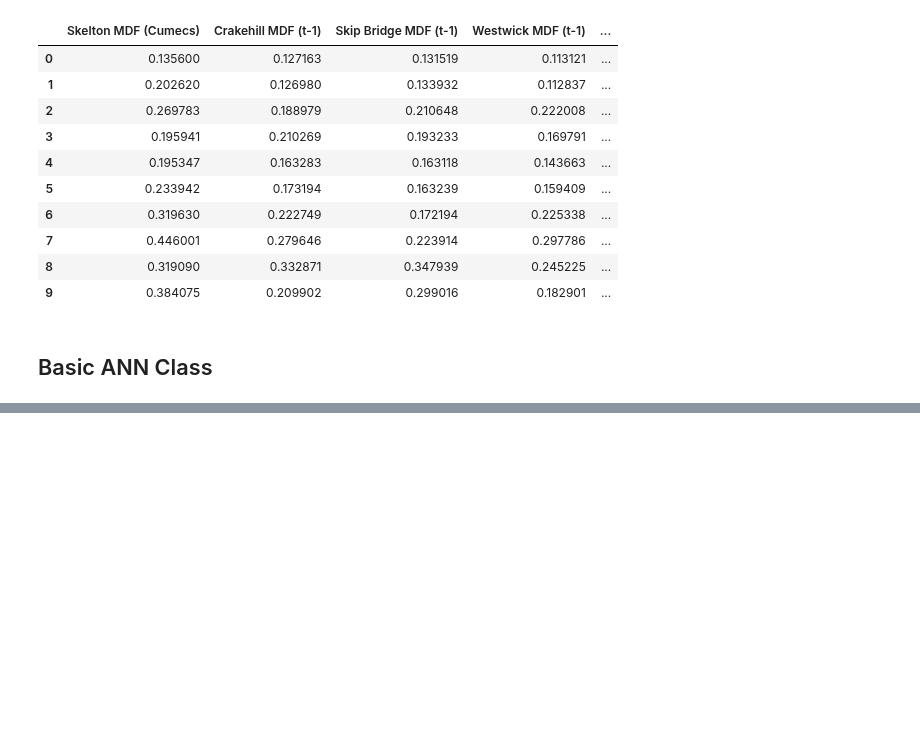
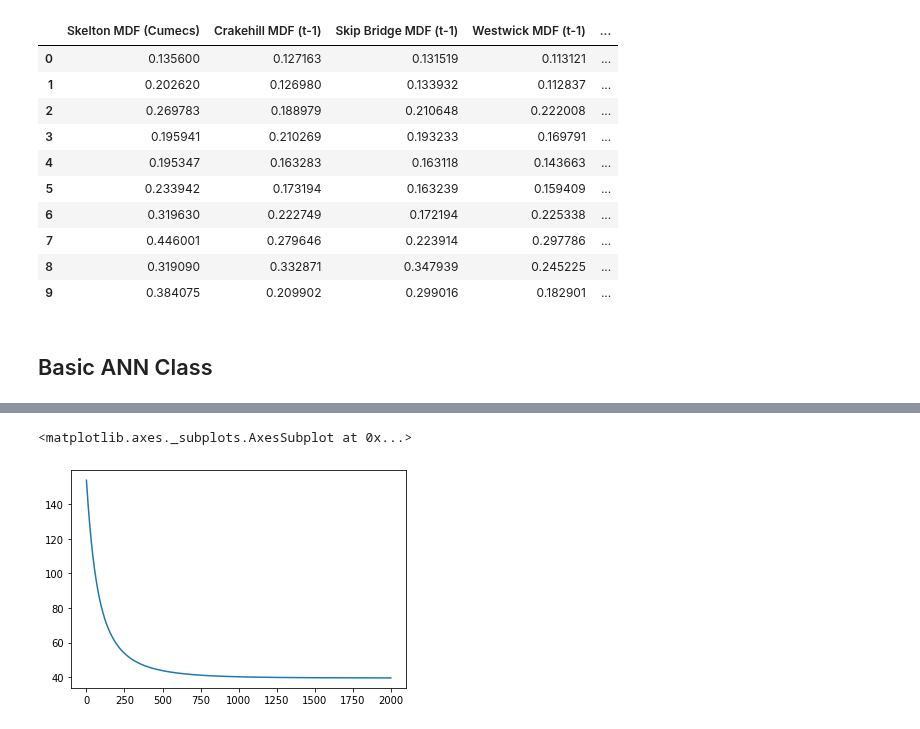
Before and after one commit to mhjp13/small-projects-ai, a Jupyter notebook: cob107/cw2/MLP-Models.ipynb, the cells around one changed output, grey strips where cells are left out. Cells and saved outputs as stored; diff of their text form; code cells hidden in the pictures; blank space fills up the shorter version.

Commit message:
created working basic ANN class with backprop algorithm

```diff
--- a/cob107/cw2/MLP-Models.ipynb
+++ b/cob107/cw2/MLP-Models.ipynb
@@ -153,8 +101,8 @@ class BasicAnn2:
     def __init__(self, layers):
         self.W1 = np.random.standard_normal((layers[0], layers[1]))/layers[0]**0.5
         self.W2 = np.random.standard_normal((layers[1], layers[2]))/layers[1]**0.5
-        self.B1 = np.random.randn(layers[1],1)
-        self.B2 = np.random.randn(layers[2], 1)
+        self.B1 = np.random.randn(layers[1],1) / layers[0] ** 0.5
+        self.B2 = np.random.randn(layers[2], 1) / layers[1] ** 0.5
 
     def activation(self, x, func_name="sigmoid"):
         if func_name == "sigmoid":
@@ -167,7 +115,7 @@ class BasicAnn2:
     def train(self, features, targets):
         results = pd.DataFrame(columns=["mse", "st_mse"])
         real_targets = unstandardise_value(targets, max_val, min_val)
-        for _ in range(10000):
+        for _ in range(2000):
             # Forward pass
             ## Hidden layer
             A1 = self.activation(np.dot(features, self.W1) + self.B1.T)
@@ -177,8 +125,10 @@ class BasicAnn2:
             # Error calculation
             real_preds = unstandardise_value(A2, max_val, min_val)
             results = results.append({
-                "mse": mean_absolute_error(real_targets, real_preds),
-                "st_mse": mean_absolute_error(targets, A2)
+                "mse": mean_squared_error(real_targets, real_preds),
+                "st_mse": mean_squared_error(targets, A2),
+                "mae": mean_absolute_error(real_targets, real_preds),
+                "st_mae": mean_absolute_error(targets, A2)
             }, ignore_index=True)
 
             # Backward pass
@@ -190,5 +140,7 @@ class BasicAnn2:
 
             self.W2 += 0.1 * (np.dot(A1.T, dw1)) / len(targets)
             self.W1 += 0.1 * (np.dot(features.T, dw2)) / len(targets)
+            self.B2 += 0.1 * np.dot(dw1.T, np.ones((len(targets), 1))) / len(targets)
+            self.B1 += 0.1 * np.dot(dw2.T, np.ones((len(targets), 1))) / len(targets)
 
         return results
@@ -195,3 +210,5 @@ class BasicAnn2:
 # %%
-newAnn = BasicAnn2((8,3,1))
-performance = newAnn.train(features.to_numpy(), targets.to_numpy())
+myAnn = BasicAnn2((8,3,1))
+otherAnn = BasicAnn3((8,3,1))
+results_1 = myAnn.train(features.to_numpy(), targets.to_numpy())
+results_2 = otherAnn.train(features.to_numpy(), targets.to_numpy())
@@ -197,0 +247,5 @@ performance = newAnn.train(features.to_numpy(), targets.to_numpy())
+# %%
+results_1.mae.plot()
+# %% [output]
+<matplotlib.axes._subplots.AxesSubplot at 0x...>
+[figure, added]
```
Also changed, not shown: parts of 12 cells of this notebook.
